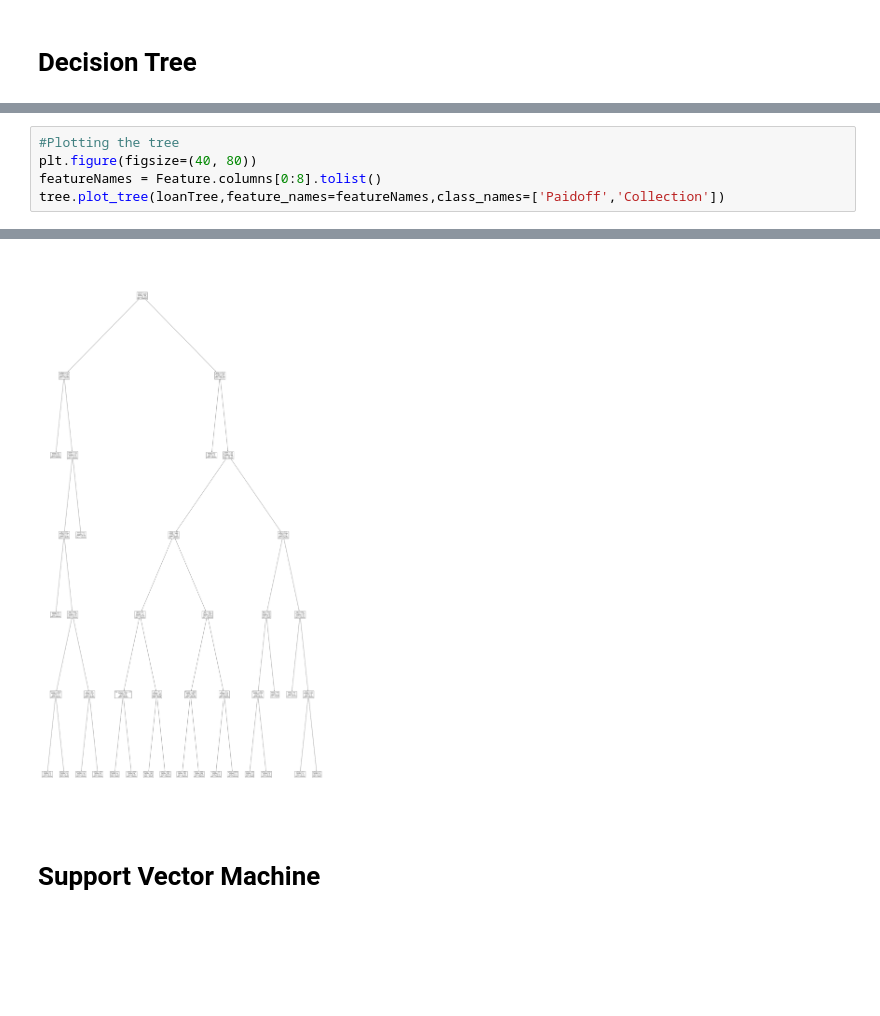
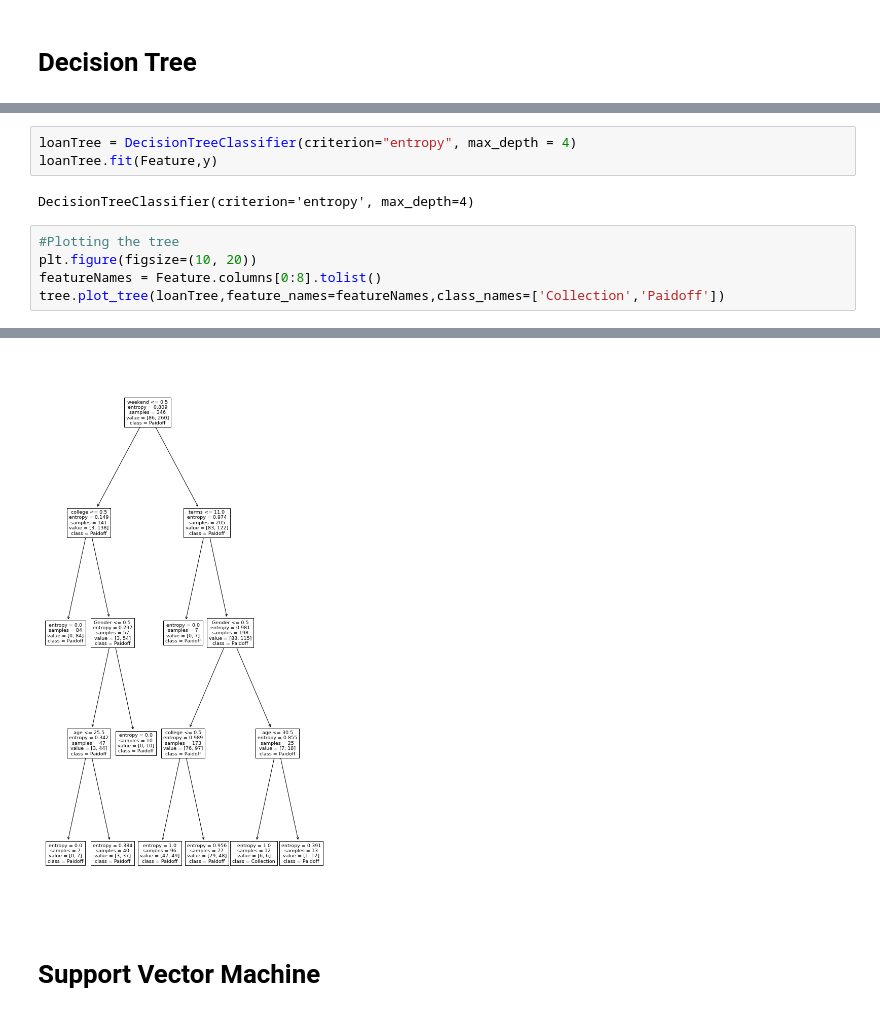
Before and after one commit to sainiabhinav95/coursera-capstone-project, a Jupyter notebook: Capstone_Intro_Project.ipynb, the cells around one changed output, grey strips where cells are left out. Cells and saved outputs as stored; diff of their text form; blank space fills up the shorter version.

```diff
--- a/Capstone_Intro_Project.ipynb
+++ b/Capstone_Intro_Project.ipynb
@@ -363,6 +346,11 @@ DecisionTreeClassifier(criterion='entropy', max_depth=6)
+# %%
+loanTree = DecisionTreeClassifier(criterion="entropy", max_depth = 4)
+loanTree.fit(Feature,y)
+# %% [output]
+DecisionTreeClassifier(criterion='entropy', max_depth=4)
 # %%
 #Plotting the tree
-plt.figure(figsize=(40, 80))
+plt.figure(figsize=(10, 20))
 featureNames = Feature.columns[0:8].tolist()
-tree.plot_tree(loanTree,feature_names=featureNames,class_names=['Paidoff','Collection'])
+tree.plot_tree(loanTree,feature_names=featureNames,class_names=['Collection','Paidoff'])
 # %% [output]
@@ -386,4 +374,4 @@ tree.plot_tree(loanTree,feature_names=featureNames,class_names=['Paidoff','Colle
-[figure, old version]
+[figure, new version]
 # %% [markdown]
 # Support Vector Machine
 # %%
```
Also changed, not shown: parts of 4 cells of this notebook.
